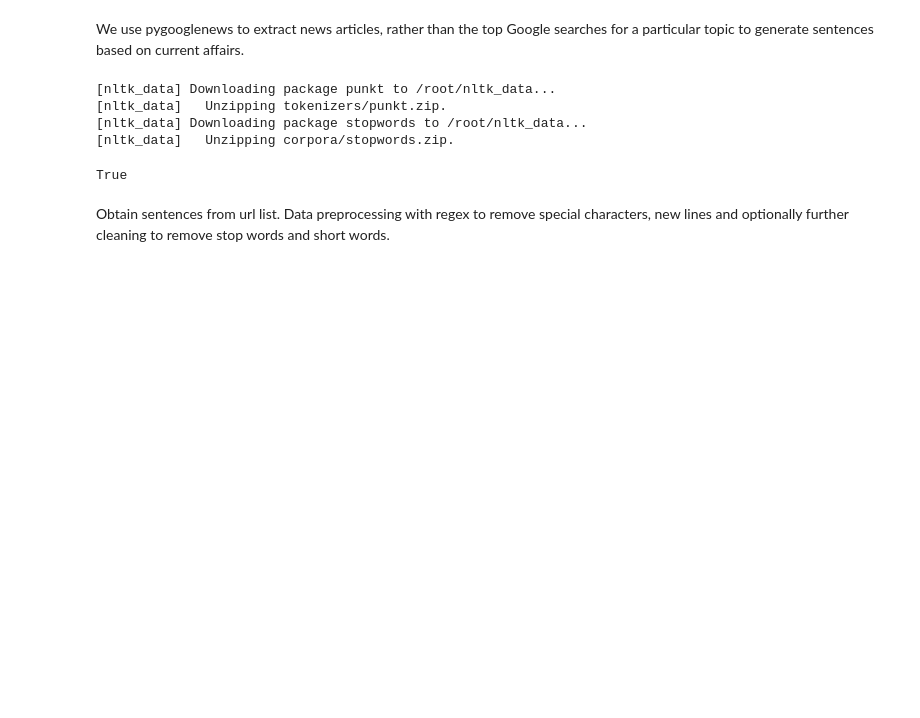
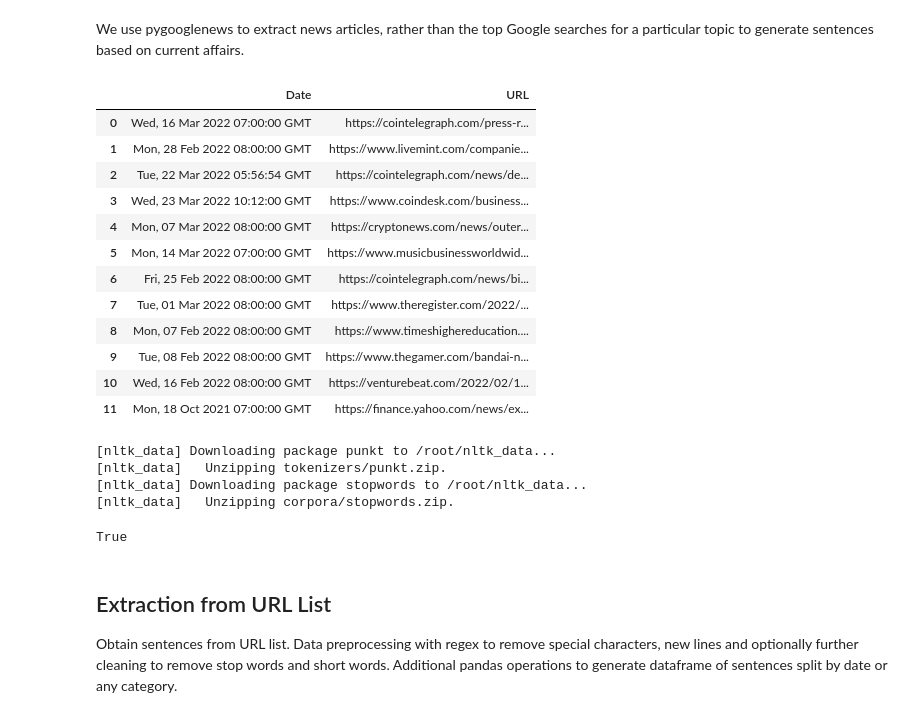
Before and after one commit to michaelmml/NLP-Information-Extraction, a Jupyter notebook: BERTopicModelling.ipynb, the cells around one changed output. Cells and saved outputs as stored; diff of their text form; code cells hidden in the pictures; blank space fills up the shorter version.

```diff
--- a/BERTopicModelling.ipynb
+++ b/BERTopicModelling.ipynb
@@ -28,6 +35,6 @@ from pygooglenews import GoogleNews
 # %%
 gn = GoogleNews()
 # %%
-search = gn.search('Russia', when = '6m')
+search = gn.search('metaverse', when = '6m')
 # %%
 entries = search['entries']
@@ -36,3 +41,23 @@ entries_list = [entries[i]['link'] for i in range(30)]
+# %%
+entries_list = [entries[i]['link'] for i in range(len(entries))]
+date_list = [entries[i]['published'] for i in range(len(entries))]
+data_tuples = list(zip(date_list, entries_list))
+data = pd.DataFrame(data_tuples, columns=['Date', 'URL'])
+data
+# %% [output]
+|  | Date | URL |
+| 0 | Wed, 16 Mar 2022 07:00:00 GMT | https://cointelegraph.com/press-r... |
+| 1 | Mon, 28 Feb 2022 08:00:00 GMT | https://www.livemint.com/companie... |
+| 2 | Tue, 22 Mar 2022 05:56:54 GMT | https://cointelegraph.com/news/de... |
+| 3 | Wed, 23 Mar 2022 10:12:00 GMT | https://www.coindesk.com/business... |
+| 4 | Mon, 07 Mar 2022 08:00:00 GMT | https://cryptonews.com/news/outer... |
+| 5 | Mon, 14 Mar 2022 07:00:00 GMT | https://www.musicbusinessworldwid... |
+| 6 | Fri, 25 Feb 2022 08:00:00 GMT | https://cointelegraph.com/news/bi... |
+| 7 | Tue, 01 Mar 2022 08:00:00 GMT | https://www.theregister.com/2022/... |
+| 8 | Mon, 07 Feb 2022 08:00:00 GMT | https://www.timeshighereducation.... |
+| 9 | Tue, 08 Feb 2022 08:00:00 GMT | https://www.thegamer.com/bandai-n... |
+| 10 | Wed, 16 Feb 2022 08:00:00 GMT | https://venturebeat.com/2022/02/1... |
+| 11 | Mon, 18 Oct 2021 07:00:00 GMT | https://finance.yahoo.com/news/ex... |
 # %%
 nltk.download('punkt')
 nltk.download('stopwords')
@@ -49,7 +74,9 @@ def scrape_urls(query, num):
 # urls = scrape_urls(query='russia', num=50)
 # len(urls)
 # %% [markdown]
-Obtain sentences from url list. Data preprocessing with regex to remove special characters, new lines and optionally further cleaning to remove stop words and short words.
+## Extraction from URL List
+
+Obtain sentences from URL list. Data preprocessing with regex to remove special characters, new lines and optionally further cleaning to remove stop words and short words. Additional pandas operations to generate dataframe of sentences split by date or any category.
 # %%
 def get_sentences(url):
 
```
Also changed, not shown: parts of 50 cells of this notebook.
